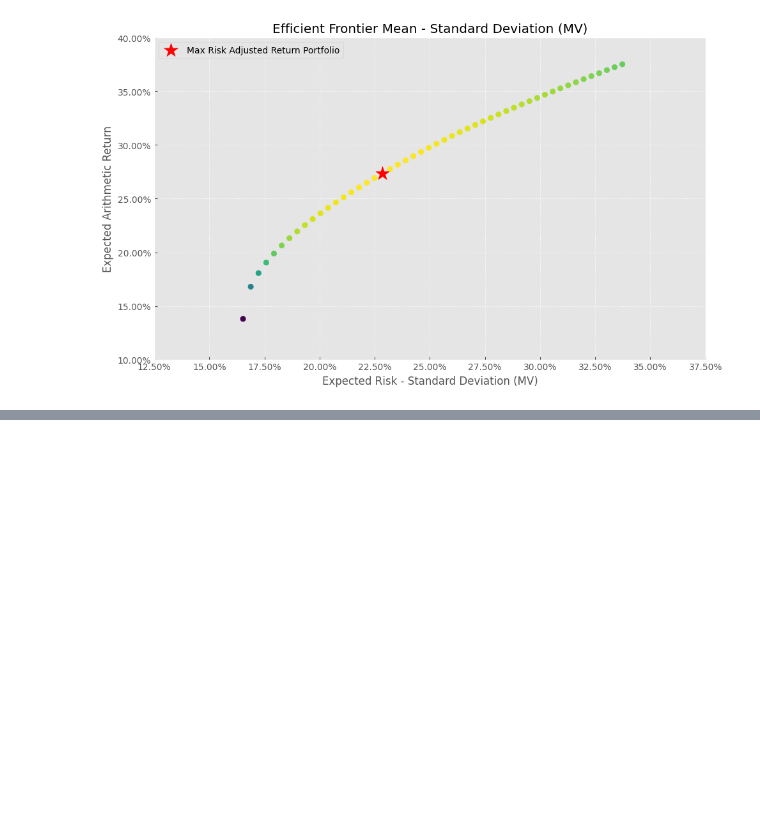
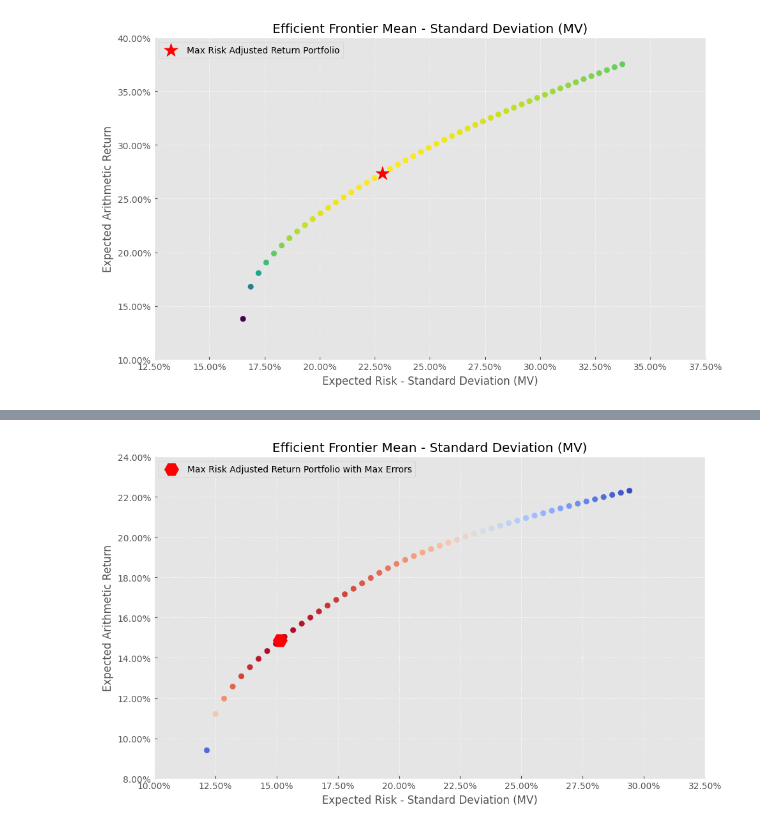
Before and after one commit to alfonso-santos/Portfolio-Optimization, a Jupyter notebook: source/Mean-Variance-errors.ipynb, the cells around one changed output, grey strips where cells are left out. Saved outputs shown, nothing was run; the diff lists cells and outputs as text; code cells hidden in the pictures; blank space fills up the shorter version.

```diff
--- a/source/Mean-Variance-errors.ipynb
+++ b/source/Mean-Variance-errors.ipynb
@@ -382,0 +156,37 @@ dtype: float64
+# %%
+err_posibles = np.zeros((len(ret_std_año), 3)) #Array con los posibles errores para cada activo
+
+for i in range(len(ret_std_año)):
+    err_posibles[i] = np.array([1-ret_std_año[i], 0, 1+ret_std_año[i]])
+# %%
+mat_error_max = np.zeros_like(ret) #Array con los errores elegidos para cada activo. Lo inicializamos a cero
+
+for i in range(len(ret_std_año)):
+    mat_error_max[:, i] = np.random.choice(err_posibles[i], size=ret.shape[0])
+
+ret_error_max = ret * mat_error_max #Array con los retornos con los errores elegidos
+# %%
+port_error_max = rp.Portfolio(returns=ret_error_max)
+
+method_mu='hist' # Method to estimate expected returns based on historical data.
+method_cov='hist' # Method to estimate covariance matrix based on historical data.
+
+port_error_max.assets_stats(method_mu=method_mu, method_cov=method_cov, d=0.94)
+
+w_error_max = port_error_max.optimization(model=model, rm=rm, obj=obj, rf=rf, l=l, hist=hist)
+
+frontier_error_max = port_error_max.efficient_frontier(model=model, rm=rm, points=points, rf=rf, hist=hist)
+
+#w_error_max = port_error_max.optimization(model=model, rm=rm, obj=obj, rf=rf, l=l, hist=hist)
+
+
+label_err_max = 'Max Risk Adjusted Return Portfolio with Max Errors' # Title of point
+mu_error_max = port_error_max.mu # Expected returns
+cov_error_max = port_error_max.cov # Covariance matrix
+returns_error_max = port_error_max.returns # Returns of the assets
+
+ax = plot_frontier_modif(w_frontier=frontier_error_max, mu=mu_error_max, cov=cov_error_max, returns=ret_error_max, rm=rm,
+                      rf=rf, alpha=0.05, cmap='coolwarm', w=w_error_max, label=label_err_max,
+                      marker='H', s=16, c='r', height=6, width=10, ax=None)
+# %% [output]
+[figure, added]
```
Also changed, not shown: parts of 60 cells of this notebook.
